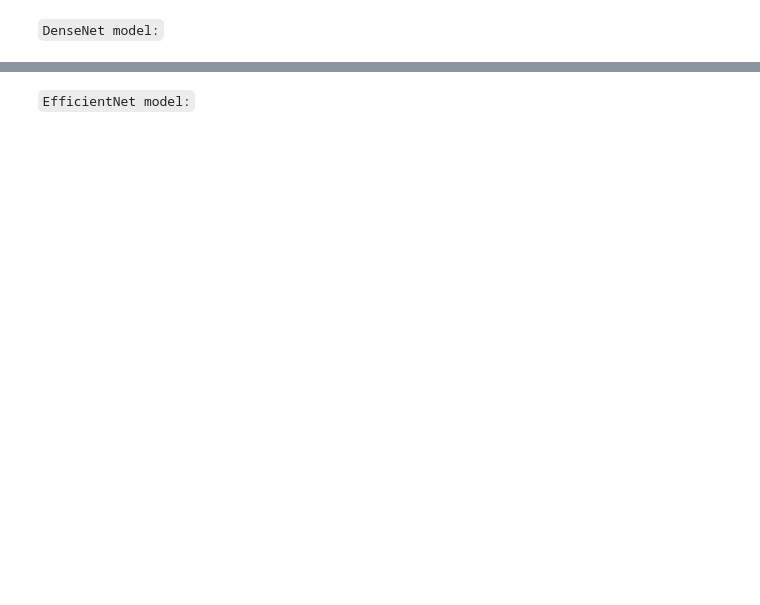
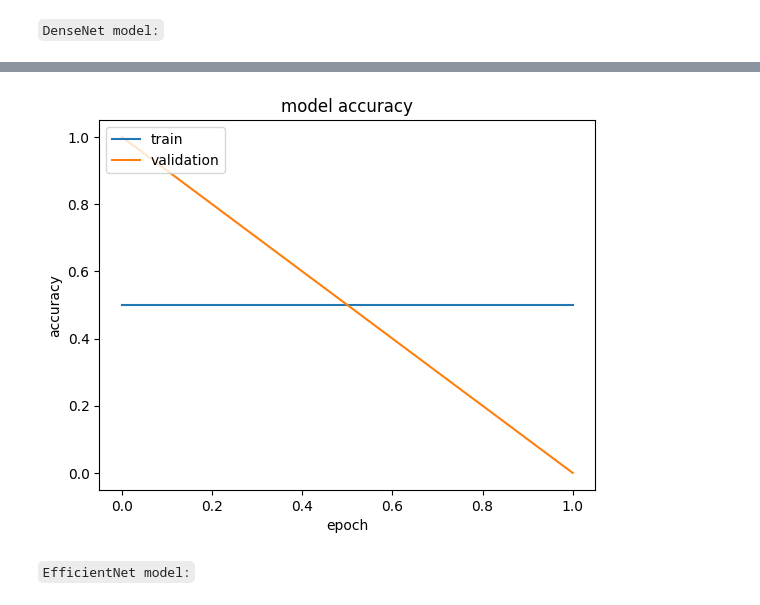
Before and after one commit to sarabenitezinglott/Final-IRONHACK-Project, a Jupyter notebook: model.ipynb, the cells around one changed output, grey strips where cells are left out. Saved outputs shown, nothing was run; the diff lists cells and outputs as text; code cells hidden in the pictures; blank space fills up the shorter version.

```diff
--- a/model.ipynb
+++ b/model.ipynb
@@ -30,9 +48,6 @@ Image.MAX_IMAGE_PIXELS = 3000000000
 # %%
-train_data_path = "data/train/"
-test_data_path = "data/test/"
-
 K.set_learning_phase(1)
-img_width, img_height = 150,150
+img_width, img_height = 224,224
 nb_train_samples = 2
 nb_validation_samples = 4
 epochs = 2  #Number of times the algorithm is learning
@@ -66,12 +125,17 @@ Found 4 validated image filenames belonging to 1 classes.
 # %%
-# print(DenseNet.history.keys())
-# plt.plot(DenseNet.history['acc'])
-# plt.plot(DenseNet.history['val_acc'])
-# plt.title('Model accuracy')
-# plt.ylabel('Accuracy')
-# plt.xlabel('Epoch')
-# plt.legend(['train', 'test'], loc='upper left')
-# plt.show()
+def plot_hist(hist):
+    plt.plot(hist.history["accuracy"])
+    plt.plot(hist.history["val_accuracy"])
+    plt.title("model accuracy")
+    plt.ylabel("accuracy")
+    plt.xlabel("epoch")
+    plt.legend(["train", "validation"], loc="upper left")
+    plt.show()
+
+
+plot_hist(hist)
+# %% [output]
+[figure, added]
 # %% [markdown]
 `EfficientNet model:`
 # %%
```
Also changed, not shown: parts of 19 cells of this notebook, 4 other files.
